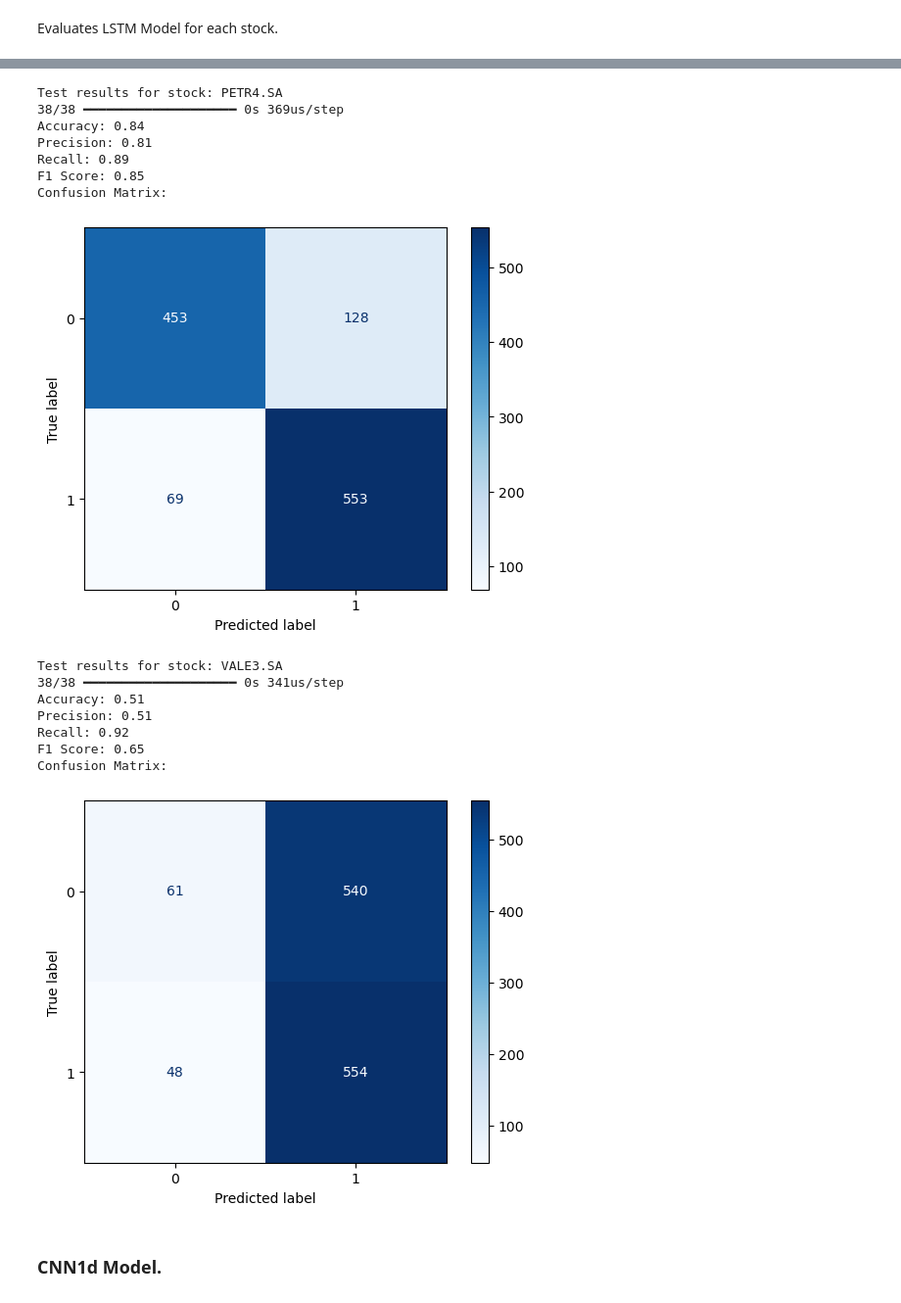
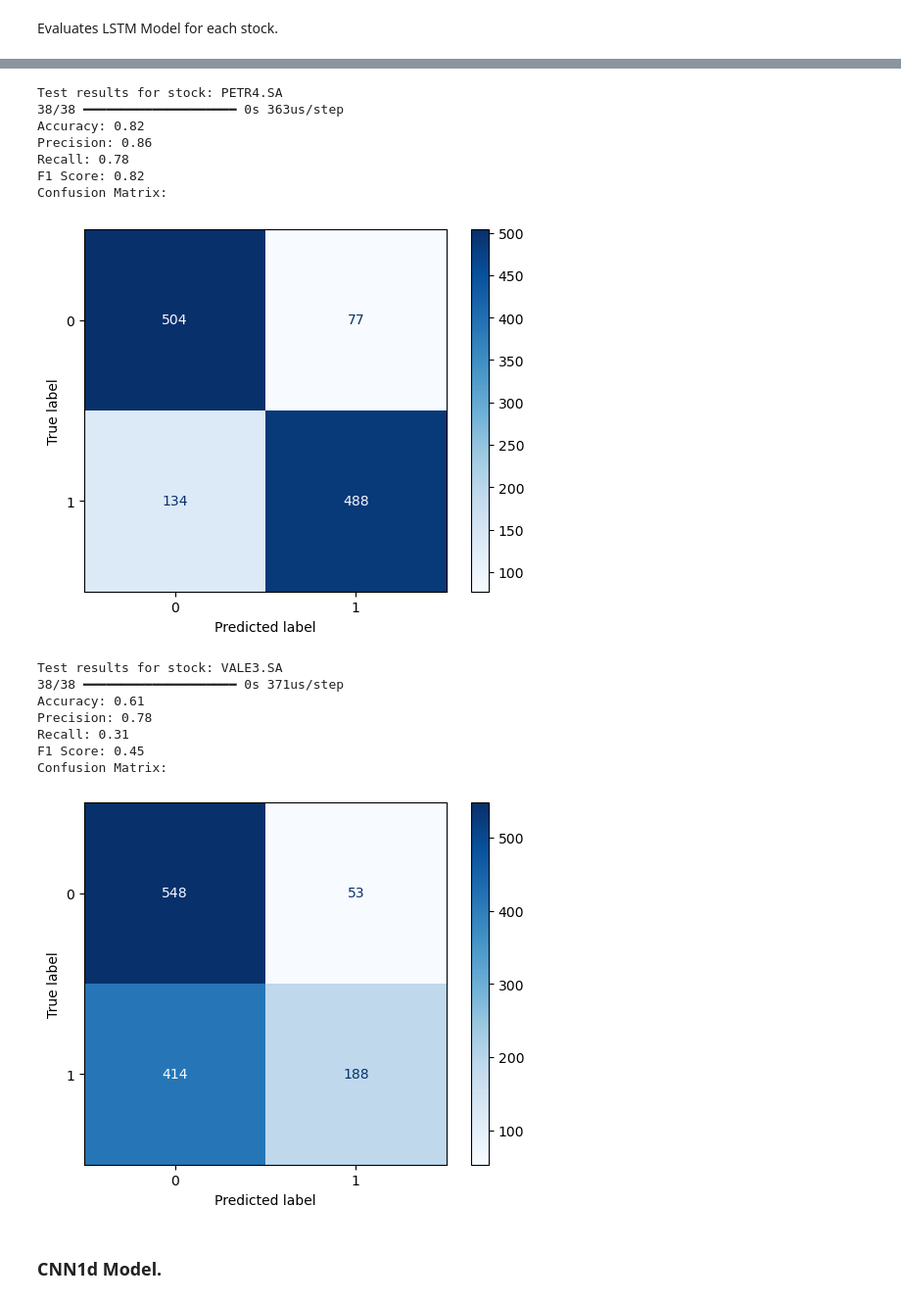
Before and after one commit to MarkDuek/cartesius-tech-challenge, a Jupyter notebook: time_series_prediction.ipynb, the cells around one changed output, grey strips where cells are left out. Shown at 98% size. Drawn from its saved outputs; the diff is of its cells as text; code cells hidden in the pictures.

Commit message:
feat: improve models and tests for one-hot encoding

```diff
--- a/time_series_prediction.ipynb
+++ b/time_series_prediction.ipynb
@@ -15,3 +31,8 @@ from sklearn.metrics import accuracy_score, precision_score, recall_score, f1_sc
+# %%
+EPOCHS = 200
+BATCH_SIZE = 32
+LEARNING_RATE = 1e-4
+PATIENCE = 50
 # %% [markdown]
 #### Data Loading and Directory Setup
 
@@ -54,9 +117,21 @@ for df in test_dfs:
 # %% [markdown]
 Feature reshaping for model input.
 # %%
-# Extract features and labels from train_df
-train_features = train_df.iloc[:, 4:].values  # Shape: (n_samples, 15)
+# Extract features and labels
+train_features = train_df.iloc[:, 4:].values  # Shape: (n_samples, total_features)
 labels = train_df.iloc[:, 3].values          # Shape: (n_samples,)
+
+# Separate columns: Normalize all except the last 4
+# features_to_normalize = train_features[:, :-4]  # All columns except the last 4
+# features_unchanged = train_features[:, -4:]    # Last 4 columns remain unchanged
+
+# Apply StandardScaler only to the selected columns
+scaler = StandardScaler()
+scaler.fit(train_features)
+train_features = scaler.transform(train_features)
+
+# Concatenate normalized and unchanged features back together
+# train_features = np.hstack((normalized_features, features_unchanged))
 
 # Reshape the feature matrix to (samples, timesteps, features)
 train_features = train_features.reshape((train_features.shape[0], train_features.shape[1], 1))
@@ -105,7 +184,7 @@ Defines EarlyStopping and ModelCheckpoint callbacks and a method to save a model
 # Define EarlyStopping callback
 early_stopping = EarlyStopping(
     monitor='val_loss',   # Monitor validation loss
-    patience=15,          # Stop training if val_loss doesn't improve for 10 epochs
+    patience=PATIENCE,          # Stop training if val_loss doesn't improve for 10 epochs
     restore_best_weights=True,  # Restore the best model weights after stopping
     verbose=1
 )
@@ -151,13 +225,16 @@ save_dir_cnn=f"{save_dir}/cnn"
 # %%
 # Define the model
 model_lstm = Sequential([
-    Input(shape=(15, 1)),   # Explicit Input layer
-    LSTM(64),               # LSTM layer with 64 units
-    Dense(1, activation='sigmoid')  # Output layer for binary classification
+    Input(shape=(15, 1)),               # Explicit Input layer
+    LSTM(64),                           # LSTM layer with 64 units
+    Dense(64, activation='relu'),       # Fully connected dense layer
+    Dense(1, activation='sigmoid')      # Output layer for binary classification
 ])
 
 # Compile the model with binary crossentropy loss and Adam optimizer
-model_lstm.compile(loss='binary_crossentropy', optimizer='adam', metrics=['accuracy'])
+model_lstm.compile(loss='binary_crossentropy',
+                   optimizer=tf.keras.optimizers.Adam(learning_rate=LEARNING_RATE),
+                   metrics=['accuracy'])
 
 # Display the model summary
 model_lstm.summary()
@@ -167,8 +244,8 @@ lstm_checkpoint = save_best_model(f"lstm_{model_lstm.name}", save_dir_lstm)
 # Fit model
 history_lstm = model_lstm.fit(
     train_features, labels,
-    epochs=200,
-    batch_size=32,
+    epochs=EPOCHS,
+    batch_size=BATCH_SIZE,
     validation_split=0.2,
     callbacks=[early_stopping, lstm_checkpoint]
 )
@@ -228,6 +307,7 @@ Evaluates LSTM Model for each stock.
 # Evaluate LSTM model on test data for each stock
 for stock_name, stock_test_df in zip(stocks, test_dfs):
     X_test = stock_test_df.iloc[:, 4:].values
+    X_test = scaler.transform(X_test)
     y_test = stock_test_df.iloc[:, 3].values
 
     print(f"Test results for stock: {stock_name}")
@@ -275,19 +355,19 @@ Confusion Matrix:
 Test results for stock: PETR4.SA
-38/38 ━━━━━━━━━━━━━━━━━━━━ 0s 369us/step
-Accuracy: 0.84
-Precision: 0.81
-Recall: 0.89
-F1 Score: 0.85
+38/38 ━━━━━━━━━━━━━━━━━━━━ 0s 363us/step
+Accuracy: 0.82
+Precision: 0.86
+Recall: 0.78
+F1 Score: 0.82
 Confusion Matrix:
-[figure, old version]
+[figure, new version]
 Test results for stock: VALE3.SA
-38/38 ━━━━━━━━━━━━━━━━━━━━ 0s 341us/step
-Accuracy: 0.51
-Precision: 0.51
-Recall: 0.92
-F1 Score: 0.65
+38/38 ━━━━━━━━━━━━━━━━━━━━ 0s 371us/step
+Accuracy: 0.61
+Precision: 0.78
+Recall: 0.31
+F1 Score: 0.45
 Confusion Matrix:
-[figure, old version]
+[figure, new version]
 # %% [markdown]
 ### CNN1d  Model.
 # %%
```
Also changed, not shown: parts of 15 cells of this notebook.
